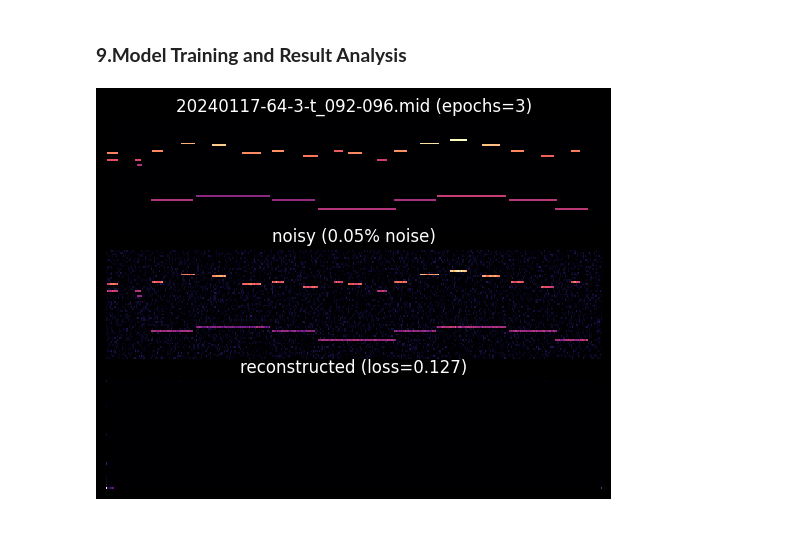
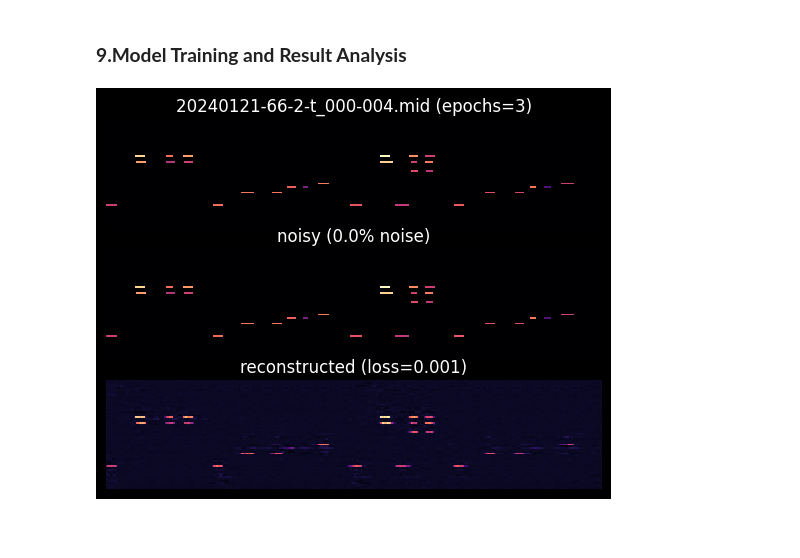
Before and after one commit to finlaymiller/autoencoder, a Jupyter notebook: autoencoder.ipynb, the cells around one changed output. Drawn from its saved outputs; the diff is of its cells as text; code cells hidden in the pictures.

```diff
--- a/autoencoder.ipynb
+++ b/autoencoder.ipynb
@@ -30,7 +32,7 @@ TESTING = False
 NUM_EPOCHS = 3
 LEARNING_RATE = 0.001
 BATCH_SIZE = 32
-NOISE_FACTOR = 0.05  # constant NOISE_FACTOR which defines the amount of noise that we will add to our images.
+NOISE_FACTOR = 0.0  # constant NOISE_FACTOR which defines the amount of noise that we will add to our images.
 # %%
 device = torch.device("cuda:0" if torch.cuda.is_available() else "cpu")
 print(f"Using device: {device}")
@@ -104,5 +132,5 @@ else:
 # %%
-for batch in trainLoader:
+for batch in overfitLoader:
     batch1 = batch
     break
 
@@ -158,9 +186,9 @@ def plot_images(images, titles, set_axis="off"):
 # %% [markdown]
 ### **6.Define the AutoEncoder Neural Network**
 # %%
-class AutorEncoder(nn.Module):
+class AutoEncoder(nn.Module):
     def __init__(self):
-        super(AutorEncoder, self).__init__()
+        super(AutoEncoder, self).__init__()
 
         # Encoder layers
         self.enc1 = nn.Conv2d(1, 64, kernel_size=3, padding=1)
@@ -178,22 +206,23 @@ class AutorEncoder(nn.Module):
 
     def forward(self, x):
         # Encoder
-        x = self.pool(F.relu(self.enc1(x)))
-        x = self.pool(F.relu(self.enc2(x)))
-        x = self.pool(F.relu(self.enc3(x)))
-        x = self.pool(F.relu(self.enc4(x)))  # latent space representation
+        x = self.pool(F.silu(self.enc1(x)))
+        x = self.pool(F.silu(self.enc2(x)))
+        x = self.pool(F.silu(self.enc3(x)))
+        x = self.pool(F.silu(self.enc4(x)))  # latent space representation
 
         # Decoder
-        x = F.relu(self.dec1(x))
-        x = F.relu(self.dec2(x))
-        x = F.relu(self.dec3(x))
-        x = F.relu(self.dec4(x))
-        x = torch.sigmoid(self.out(x))
+        x = F.silu(self.dec1(x))
+        x = F.silu(self.dec2(x))
+        x = F.silu(self.dec3(x))
+        x = F.silu(self.dec4(x))
+        # x = torch.sigmoid(self.out(x))
+        x = self.out(x)
 
         return x
 
 
-model = AutorEncoder().to(device)
+model = AutoEncoder().to(device)
 # %%
 print(model)
 # %% [output]
@@ -297,33 +329,34 @@ train_loss = train(model, trainLoader, NUM_EPOCHS)
 # %%
-def test_image_reconstruction(net, testloader):
-    for batch in testloader:
+def test_image_reconstruction(net, loader):
+    for batch in loader:
+        # img = batch.view(32, 1, 28, 28)
         name, img = batch
         if TESTING:
             img = name[0]
 
         img_noisy = img + NOISE_FACTOR * torch.randn(img.shape)
         img_noisy = np.clip(img_noisy, 0.0, 1.0)
         img_noisy = img_noisy.to(device)
         outputs = net(img_noisy)
         outputs = outputs.cpu().data
 
         images = [
-            img if TESTING else inputDataset.format_image(input_dataset[name[0]]),
+            img[0] if TESTING else inputset.format_image(input_dataset[name[0]]),
             img_noisy[0].cpu().data,
             outputs[0],
         ]
         titles = [
             f"{'original' if TESTING else name[0]} (epochs={NUM_EPOCHS})",
             f"noisy ({NOISE_FACTOR}% noise)",
             f"reconstructed (loss={train_loss[0]:.03f})",
         ]
 
         plot_images(images, titles)
         break
 
 
-test_image_reconstruction(model, testLoader)
+test_image_reconstruction(model, overfitLoader)
 # %% [output]
-[figure, old version]
+[figure, new version]
 # %% [markdown]
 ###
```
Also changed, not shown: parts of 7 cells of this notebook, 9 other files.
